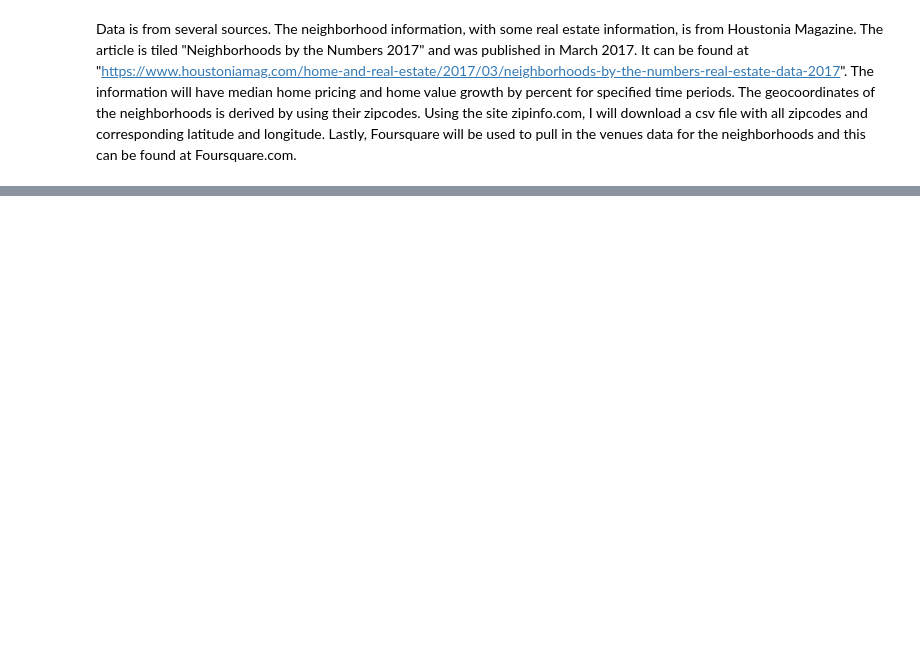
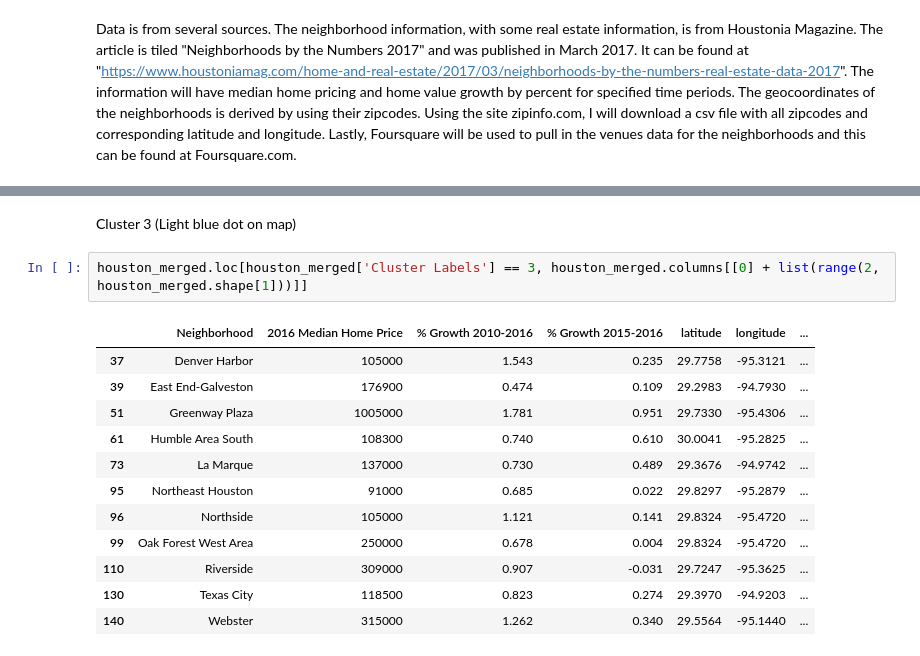
Before and after one commit to mdeal816/Coursera_Capstone, a Jupyter notebook: Final Capstone Project - MD.ipynb, the cells around one changed output, grey strips where cells are left out. Saved outputs shown, nothing was run; the diff lists cells and outputs as text; blank space fills up the shorter version.

```diff
--- a/Final Capstone Project - MD.ipynb
+++ b/Final Capstone Project - MD.ipynb
@@ -14,0 +764,17 @@ The real estate data will be standardized and combined with the venue data to gr
+# %% [markdown]
+Cluster 3 (Light blue dot on map)
+# %%
+houston_merged.loc[houston_merged['Cluster Labels'] == 3, houston_merged.columns[[0] + list(range(2, houston_merged.shape[1]))]]
+# %% [output]
+|  | Neighborhood | 2016 Median Home Price | % Growth 2010-2016 | % Growth 2015-2016 | latitude | longitude | ... |
+| 37 | Denver Harbor | 105000 | 1.543 | 0.235 | 29.7758 | -95.3121 | ... |
+| 39 | East End-Galveston | 176900 | 0.474 | 0.109 | 29.2983 | -94.7930 | ... |
+| 51 | Greenway Plaza | 1005000 | 1.781 | 0.951 | 29.7330 | -95.4306 | ... |
+| 61 | Humble Area South | 108300 | 0.740 | 0.610 | 30.0041 | -95.2825 | ... |
+| 73 | La Marque | 137000 | 0.730 | 0.489 | 29.3676 | -94.9742 | ... |
+| 95 | Northeast Houston | 91000 | 0.685 | 0.022 | 29.8297 | -95.2879 | ... |
+| 96 | Northside | 105000 | 1.121 | 0.141 | 29.8324 | -95.4720 | ... |
+| 99 | Oak Forest West Area | 250000 | 0.678 | 0.004 | 29.8324 | -95.4720 | ... |
+| 110 | Riverside | 309000 | 0.907 | -0.031 | 29.7247 | -95.3625 | ... |
+| 130 | Texas City | 118500 | 0.823 | 0.274 | 29.3970 | -94.9203 | ... |
+| 140 | Webster | 315000 | 1.262 | 0.340 | 29.5564 | -95.1440 | ... |
```
Also changed, not shown: parts of 111 cells of this notebook.
